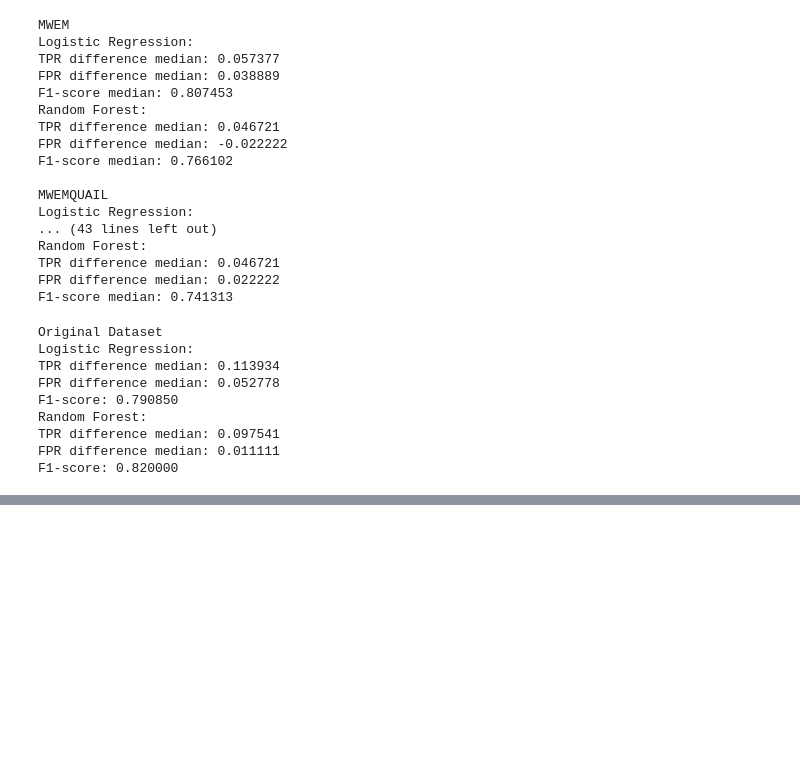
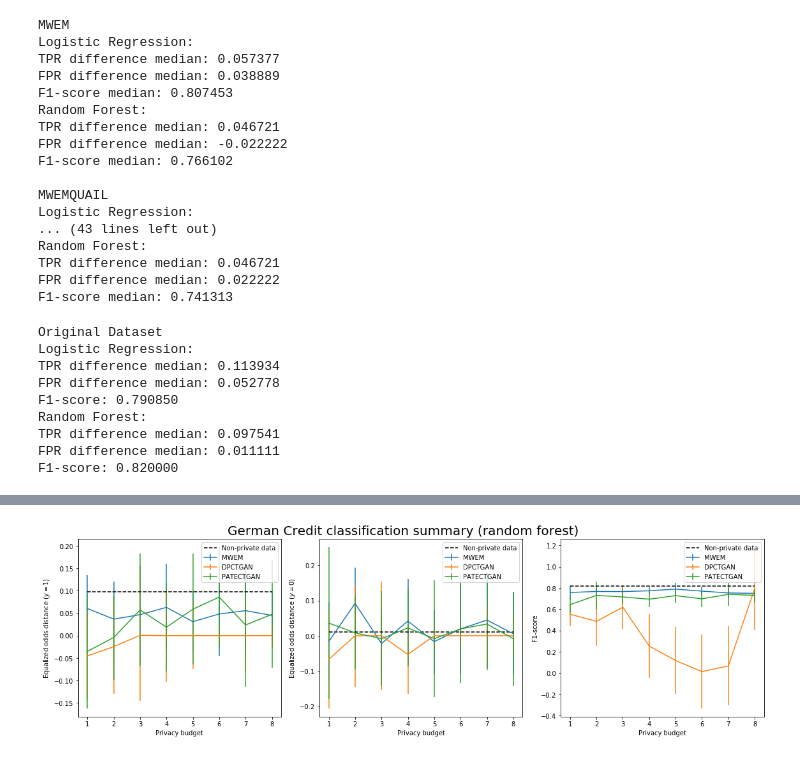
Before and after one commit to kgrabarz/microsoft_capstone_fall_2021, a Jupyter notebook: Code/Pipelines_and_EDA/12_German_Synthetic_Data_Distributions.ipynb, the cells around one changed output, grey strips where cells are left out. Cells and saved outputs as stored; diff of their text form; code cells hidden in the pictures; blank space fills up the shorter version.

```diff
--- a/Code/Pipelines_and_EDA/12_German_Synthetic_Data_Distributions.ipynb
+++ b/Code/Pipelines_and_EDA/12_German_Synthetic_Data_Distributions.ipynb
@@ -291,0 +297,5 @@ F1-score: 0.820000
+# %%
+# Plot classification summary for random forest
+get_german_epsilon_plots(["MWEM", "DPCTGAN", "PATECTGAN"], epsilon_list=epsilons, nreps=15, classifier="forest", test_df=non_priv_test, f1_metric="median", non_priv_results=True)
+# %% [output]
+[figure, added]
```
Also changed, not shown: parts of 8 cells of this notebook, 1 other file.
